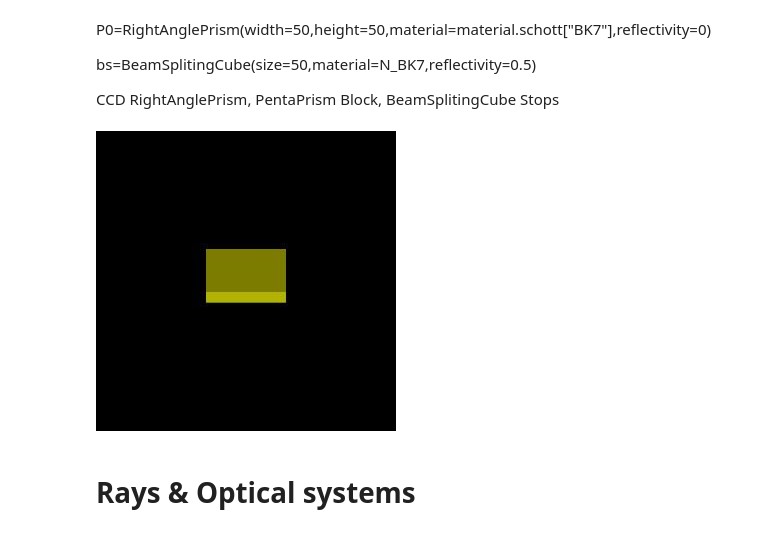
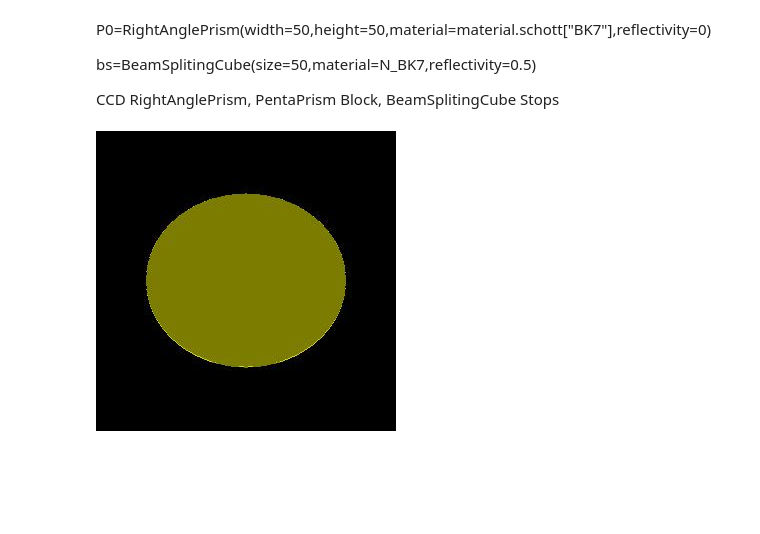
Before and after one commit to cihologramas/pyoptools, a Jupyter notebook: Tutorial.0.ipynb, the cells around one changed output. Saved outputs shown, nothing was run; the diff lists cells and outputs as text; code cells hidden in the pictures; blank space fills up the shorter version.

```diff
--- a/Tutorial.0.ipynb
+++ b/Tutorial.0.ipynb
@@ -212,9 +218,7 @@ Stops
 # %%
 m=RoundMirror(radius= 50., thickness=1, reflectivity = 0.5)
 m2=RectMirror(size=(40,25,10), reflectivity = 0.5)
 
-Plot3D(m2,center=(0,0,0),size=(150,150),rot=[(pi/6,0,0)],scale=2)
+Plot3D(m,center=(0,0,0),size=(150,150),rot=[(pi/6,0,0)],scale=2)
 # %% [output]
-[figure, old version]
+[figure, new version]
-# %% [markdown]
-# Rays & Optical systems
```
Also changed, not shown: parts of 10 cells of this notebook.
